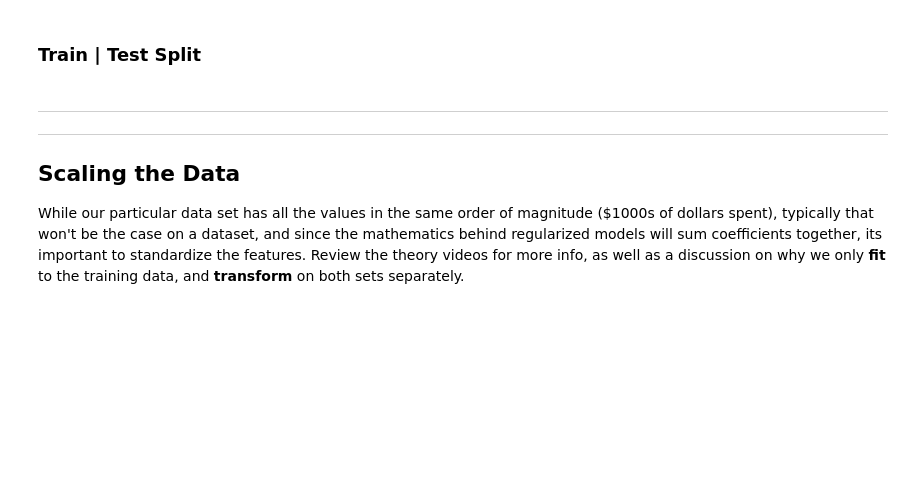
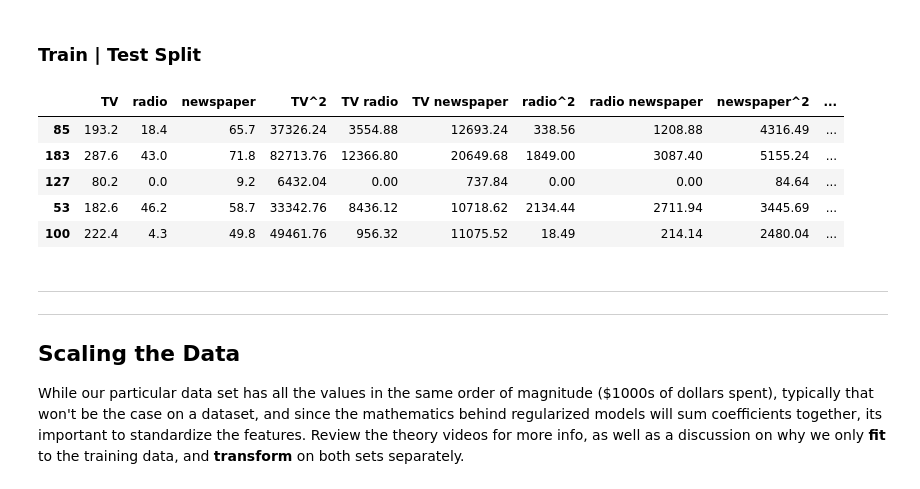
Before and after one commit to NandiniDevLabs/machine-learning-b9, a Jupyter notebook: 01-regression/03-Regularization-Ridge-Lasso-ElasticNet.ipynb, the cells around one changed output. Cells and saved outputs as stored; diff of their text form; code cells hidden in the pictures; blank space fills up the shorter version.

```diff
--- a/01-regression/03-Regularization-Ridge-Lasso-ElasticNet.ipynb
+++ b/01-regression/03-Regularization-Ridge-Lasso-ElasticNet.ipynb
@@ -51,6 +100,15 @@ from sklearn.model_selection import train_test_split
 ## Or
 X_train, X_test, y_train, y_test = train_test_split(
     poly_features_df, y, test_size=0.3, random_state=101)
+# %%
+X_train.head()
+# %% [output]
+|  | TV | radio | newspaper | TV^2 | TV radio | TV newspaper | radio^2 | radio newspaper | newspaper^2 | ... |
+| 85 | 193.2 | 18.4 | 65.7 | 37326.24 | 3554.88 | 12693.24 | 338.56 | 1208.88 | 4316.49 | ... |
+| 183 | 287.6 | 43.0 | 71.8 | 82713.76 | 12366.80 | 20649.68 | 1849.00 | 3087.40 | 5155.24 | ... |
+| 127 | 80.2 | 0.0 | 9.2 | 6432.04 | 0.00 | 737.84 | 0.00 | 0.00 | 84.64 | ... |
+| 53 | 182.6 | 46.2 | 58.7 | 33342.76 | 8436.12 | 10718.62 | 2134.44 | 2711.94 | 3445.69 | ... |
+| 100 | 222.4 | 4.3 | 49.8 | 49461.76 | 956.32 | 11075.52 | 18.49 | 214.14 | 2480.04 | ... |
 # %% [markdown]
 ----
 ----
```
Also changed, not shown: parts of 42 cells of this notebook.
